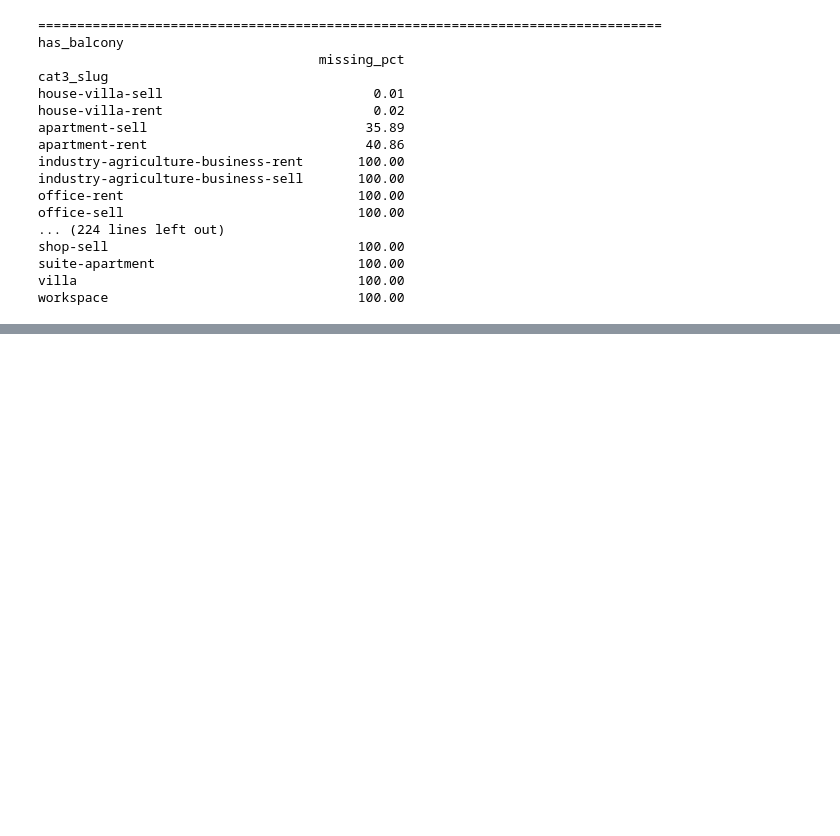
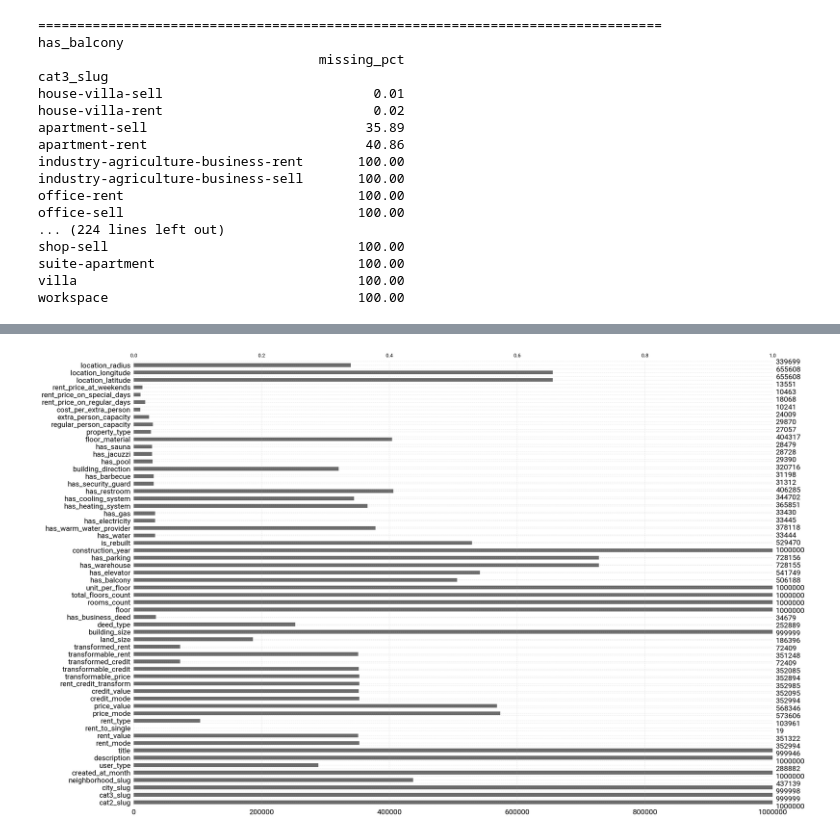
Before and after one commit to maslri/divar-real-estate-ml, a Jupyter notebook: notebooks/17-prediction-model.ipynb, the cells around one changed output, grey strips where cells are left out. Drawn from its saved outputs; the diff is of its cells as text; code cells hidden in the pictures; blank space fills up the shorter version.

```diff
--- a/notebooks/17-prediction-model.ipynb
+++ b/notebooks/17-prediction-model.ipynb
@@ -661,0 +842,6 @@ workspace                                100.00
+# %%
+plt.figure(figsize=(10, 5))
+msno.bar(df)
+plt.show()
+# %% [output]
+[figure, added]
```
Also changed, not shown: parts of 26 cells of this notebook, 3 other files.
